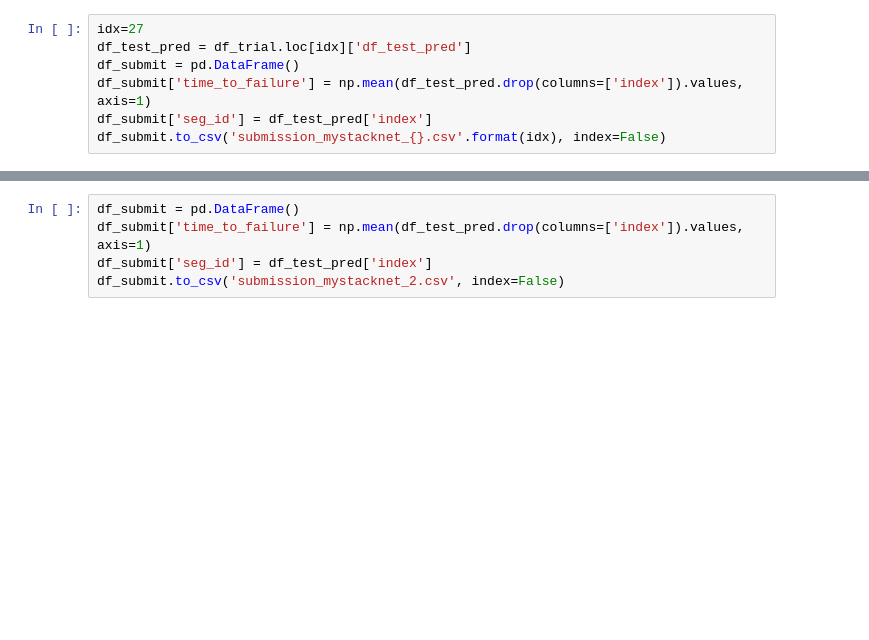
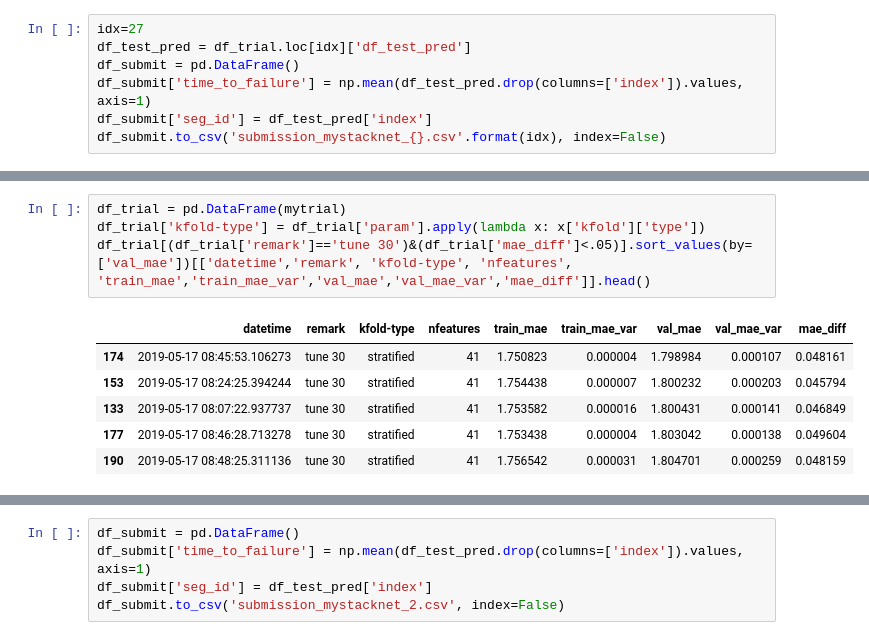
Before and after one commit to arhow/LANLEarthquakePrediction2019, a Jupyter notebook: mystacknet.ipynb, the cells around one changed output, grey strips where cells are left out. Cells and saved outputs as stored; diff of their text form; blank space fills up the shorter version.

```diff
--- a/mystacknet.ipynb
+++ b/mystacknet.ipynb
@@ -597,0 +398,11 @@ df_submit.to_csv('submission_mystacknet_{}.csv'.format(idx), index=False)
+# %%
+df_trial = pd.DataFrame(mytrial)
+df_trial['kfold-type'] = df_trial['param'].apply(lambda x: x['kfold']['type'])
+df_trial[(df_trial['remark']=='tune 30')&(df_trial['mae_diff']<.05)].sort_values(by=['val_mae'])[['datetime','remark', 'kfold-type', 'nfeatures', 'train_mae','train_mae_var','val_mae','val_mae_var','mae_diff']].head()
+# %% [output]
+|  | datetime | remark | kfold-type | nfeatures | train_mae | train_mae_var | val_mae | val_mae_var | mae_diff |
+| 174 | 2019-05-17 08:45:53.106273 | tune 30 | stratified | 41 | 1.750823 | 0.000004 | 1.798984 | 0.000107 | 0.048161 |
+| 153 | 2019-05-17 08:24:25.394244 | tune 30 | stratified | 41 | 1.754438 | 0.000007 | 1.800232 | 0.000203 | 0.045794 |
+| 133 | 2019-05-17 08:07:22.937737 | tune 30 | stratified | 41 | 1.753582 | 0.000016 | 1.800431 | 0.000141 | 0.046849 |
+| 177 | 2019-05-17 08:46:28.713278 | tune 30 | stratified | 41 | 1.753438 | 0.000004 | 1.803042 | 0.000138 | 0.049604 |
+| 190 | 2019-05-17 08:48:25.311136 | tune 30 | stratified | 41 | 1.756542 | 0.000031 | 1.804701 | 0.000259 | 0.048159 |
```
Also changed, not shown: parts of 37 cells of this notebook, 2 other files.
